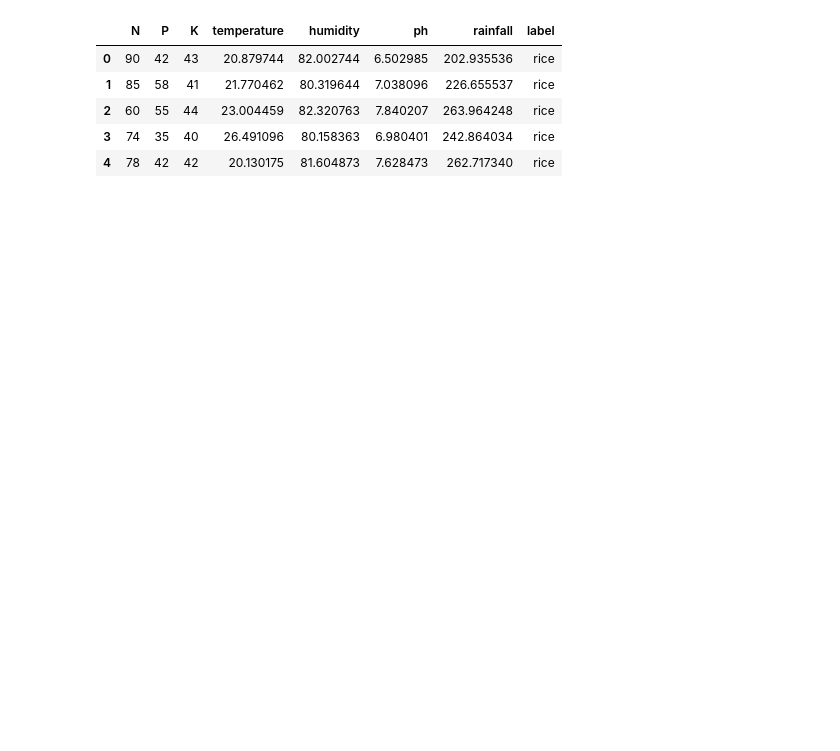
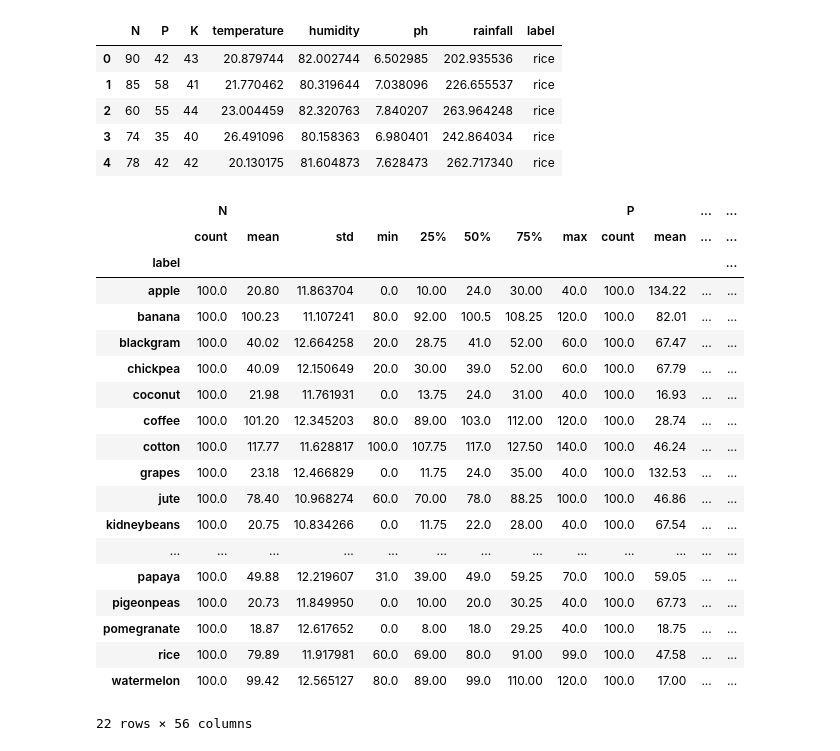
Before and after one commit to Ritesh930/DataScience, a Jupyter notebook: KNN/main.ipynb, the cells around one changed output. Saved outputs shown, nothing was run; the diff lists cells and outputs as text; code cells hidden in the pictures; blank space fills up the shorter version.

```diff
--- a/KNN/main.ipynb
+++ b/KNN/main.ipynb
@@ -15,3 +15,27 @@ df.head()
 | 2 | 60 | 55 | 44 | 23.004459 | 82.320763 | 7.840207 | 263.964248 | rice |
 | 3 | 74 | 35 | 40 | 26.491096 | 80.158363 | 6.980401 | 242.864034 | rice |
 | 4 | 78 | 42 | 42 | 20.130175 | 81.604873 | 7.628473 | 262.717340 | rice |
+# %%
+label=df.groupby('label')   #grouping by label
+label.describe()
+# %% [output]
+|  | N |  |  |  |  |  |  |  | P |  | ... | ... |
+|  | count | mean | std | min | 25% | 50% | 75% | max | count | mean | ... | ... |
+| label |  |  |  |  |  |  |  |  |  |  |  | ... |
+| apple | 100.0 | 20.80 | 11.863704 | 0.0 | 10.00 | 24.0 | 30.00 | 40.0 | 100.0 | 134.22 | ... | ... |
+| banana | 100.0 | 100.23 | 11.107241 | 80.0 | 92.00 | 100.5 | 108.25 | 120.0 | 100.0 | 82.01 | ... | ... |
+| blackgram | 100.0 | 40.02 | 12.664258 | 20.0 | 28.75 | 41.0 | 52.00 | 60.0 | 100.0 | 67.47 | ... | ... |
+| chickpea | 100.0 | 40.09 | 12.150649 | 20.0 | 30.00 | 39.0 | 52.00 | 60.0 | 100.0 | 67.79 | ... | ... |
+| coconut | 100.0 | 21.98 | 11.761931 | 0.0 | 13.75 | 24.0 | 31.00 | 40.0 | 100.0 | 16.93 | ... | ... |
+| coffee | 100.0 | 101.20 | 12.345203 | 80.0 | 89.00 | 103.0 | 112.00 | 120.0 | 100.0 | 28.74 | ... | ... |
+| cotton | 100.0 | 117.77 | 11.628817 | 100.0 | 107.75 | 117.0 | 127.50 | 140.0 | 100.0 | 46.24 | ... | ... |
+| grapes | 100.0 | 23.18 | 12.466829 | 0.0 | 11.75 | 24.0 | 35.00 | 40.0 | 100.0 | 132.53 | ... | ... |
+| jute | 100.0 | 78.40 | 10.968274 | 60.0 | 70.00 | 78.0 | 88.25 | 100.0 | 100.0 | 46.86 | ... | ... |
+| kidneybeans | 100.0 | 20.75 | 10.834266 | 0.0 | 11.75 | 22.0 | 28.00 | 40.0 | 100.0 | 67.54 | ... | ... |
+| ... | ... | ... | ... | ... | ... | ... | ... | ... | ... | ... | ... | ... |
+| papaya | 100.0 | 49.88 | 12.219607 | 31.0 | 39.00 | 49.0 | 59.25 | 70.0 | 100.0 | 59.05 | ... | ... |
+| pigeonpeas | 100.0 | 20.73 | 11.849950 | 0.0 | 10.00 | 20.0 | 30.25 | 40.0 | 100.0 | 67.73 | ... | ... |
+| pomegranate | 100.0 | 18.87 | 12.617652 | 0.0 | 8.00 | 18.0 | 29.25 | 40.0 | 100.0 | 18.75 | ... | ... |
+| rice | 100.0 | 79.89 | 11.917981 | 60.0 | 69.00 | 80.0 | 91.00 | 99.0 | 100.0 | 47.58 | ... | ... |
+| watermelon | 100.0 | 99.42 | 12.565127 | 80.0 | 89.00 | 99.0 | 110.00 | 120.0 | 100.0 | 17.00 | ... | ... |
+22 rows × 56 columns
```
Also changed, not shown: parts of 22 cells of this notebook, 28 other files.
